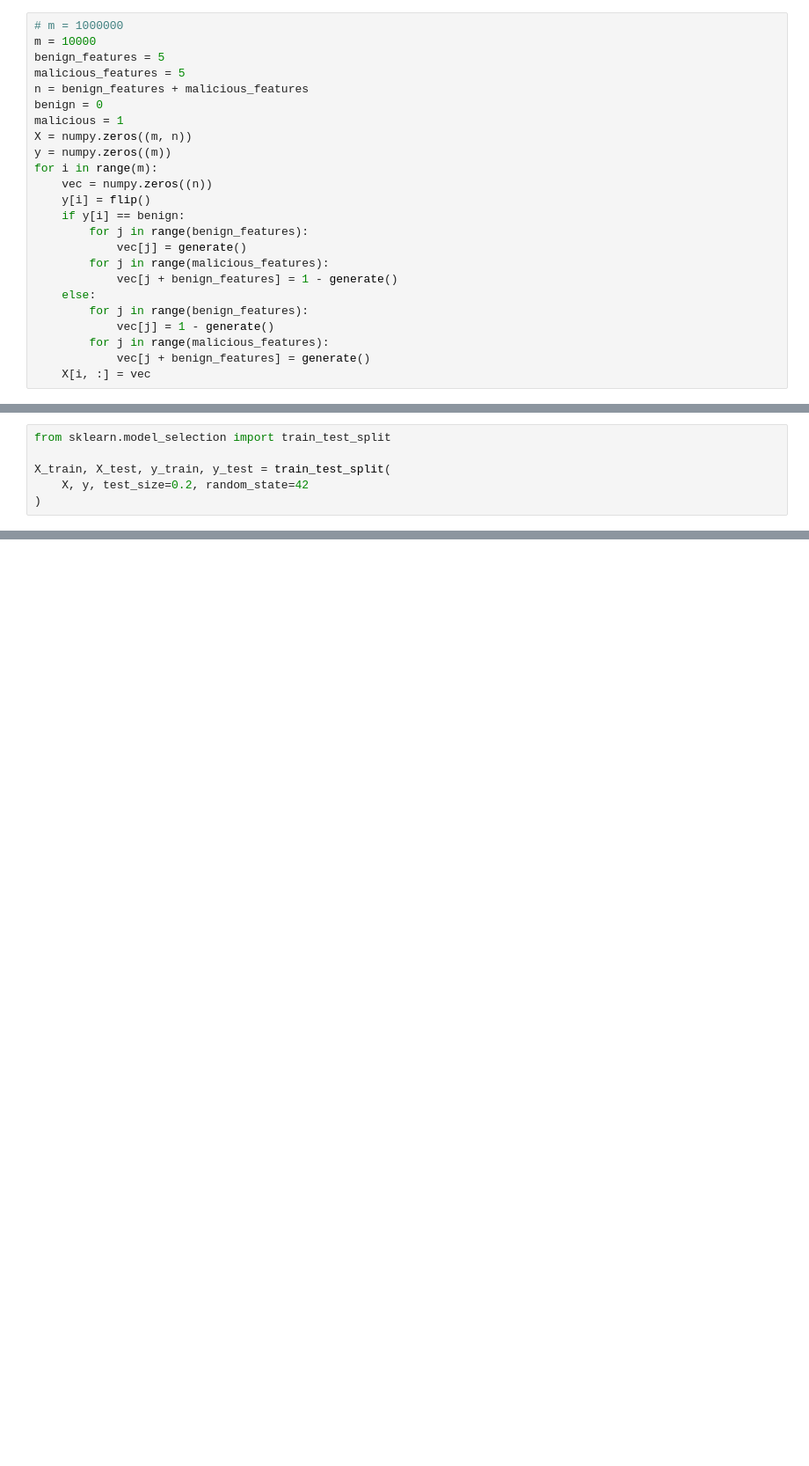
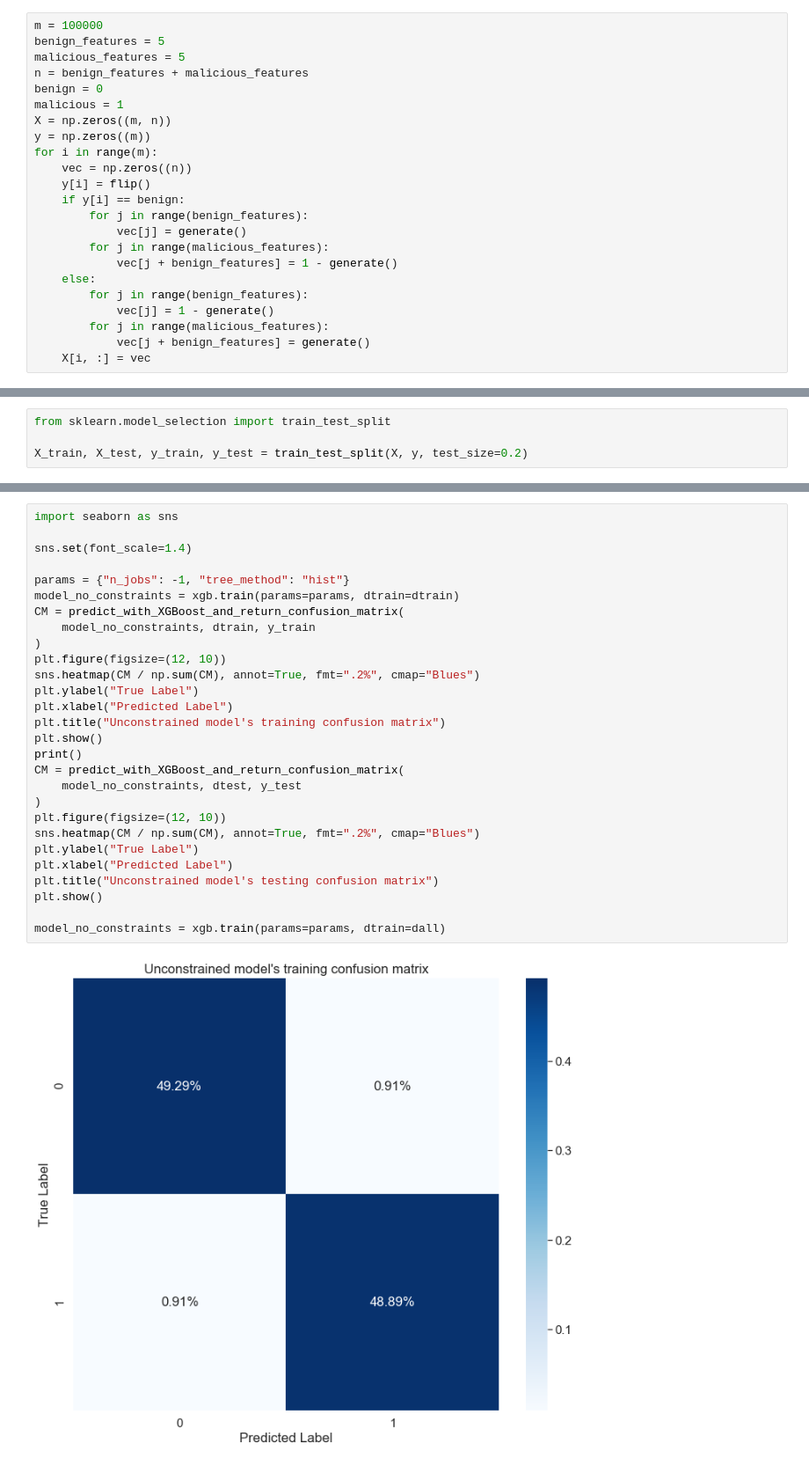
Before and after one commit to emmanueltsukerman/Monotonic-XGBoost-Demo, a Jupyter notebook: Monotonic XGBoost.ipynb, the cells around one changed output, grey strips where cells are left out. Shown at 88% size. Drawn from its saved outputs; the diff is of its cells as text; blank space fills up the shorter version.

```diff
--- a/Monotonic XGBoost.ipynb
+++ b/Monotonic XGBoost.ipynb
@@ -49,16 +54,15 @@ plt.hist([random.triangular(0, 1, 1) for i in range(50000)], bins)
 [interactive output not drawn]
 # %%
-# m = 1000000
-m = 10000
+m = 100000
 benign_features = 5
 malicious_features = 5
 n = benign_features + malicious_features
 benign = 0
 malicious = 1
-X = numpy.zeros((m, n))
-y = numpy.zeros((m))
+X = np.zeros((m, n))
+y = np.zeros((m))
 for i in range(m):
-    vec = numpy.zeros((n))
+    vec = np.zeros((n))
     y[i] = flip()
     if y[i] == benign:
         for j in range(benign_features):
@@ -97,9 +96,7 @@ print(y[:5])
 # %%
 from sklearn.model_selection import train_test_split
 
-X_train, X_test, y_train, y_test = train_test_split(
-    X, y, test_size=0.2, random_state=42
-)
+X_train, X_test, y_train, y_test = train_test_split(X, y, test_size=0.2)
 # %% [output]
 [interactive output not drawn]
 # %%
@@ -140,0 +110,30 @@ Unconstrained model's testing confusion matrix:
+# %%
+import seaborn as sns
+
+sns.set(font_scale=1.4)
+
+params = {"n_jobs": -1, "tree_method": "hist"}
+model_no_constraints = xgb.train(params=params, dtrain=dtrain)
+CM = predict_with_XGBoost_and_return_confusion_matrix(
+    model_no_constraints, dtrain, y_train
+)
+plt.figure(figsize=(12, 10))
+sns.heatmap(CM / np.sum(CM), annot=True, fmt=".2%", cmap="Blues")
+plt.ylabel("True Label")
+plt.xlabel("Predicted Label")
+plt.title("Unconstrained model's training confusion matrix")
+plt.show()
+print()
+CM = predict_with_XGBoost_and_return_confusion_matrix(
+    model_no_constraints, dtest, y_test
+)
+plt.figure(figsize=(12, 10))
+sns.heatmap(CM / np.sum(CM), annot=True, fmt=".2%", cmap="Blues")
+plt.ylabel("True Label")
+plt.xlabel("Predicted Label")
+plt.title("Unconstrained model's testing confusion matrix")
+plt.show()
+
+model_no_constraints = xgb.train(params=params, dtrain=dall)
+# %% [output]
+[figure, added]
```
Also changed, not shown: parts of 15 cells of this notebook.
